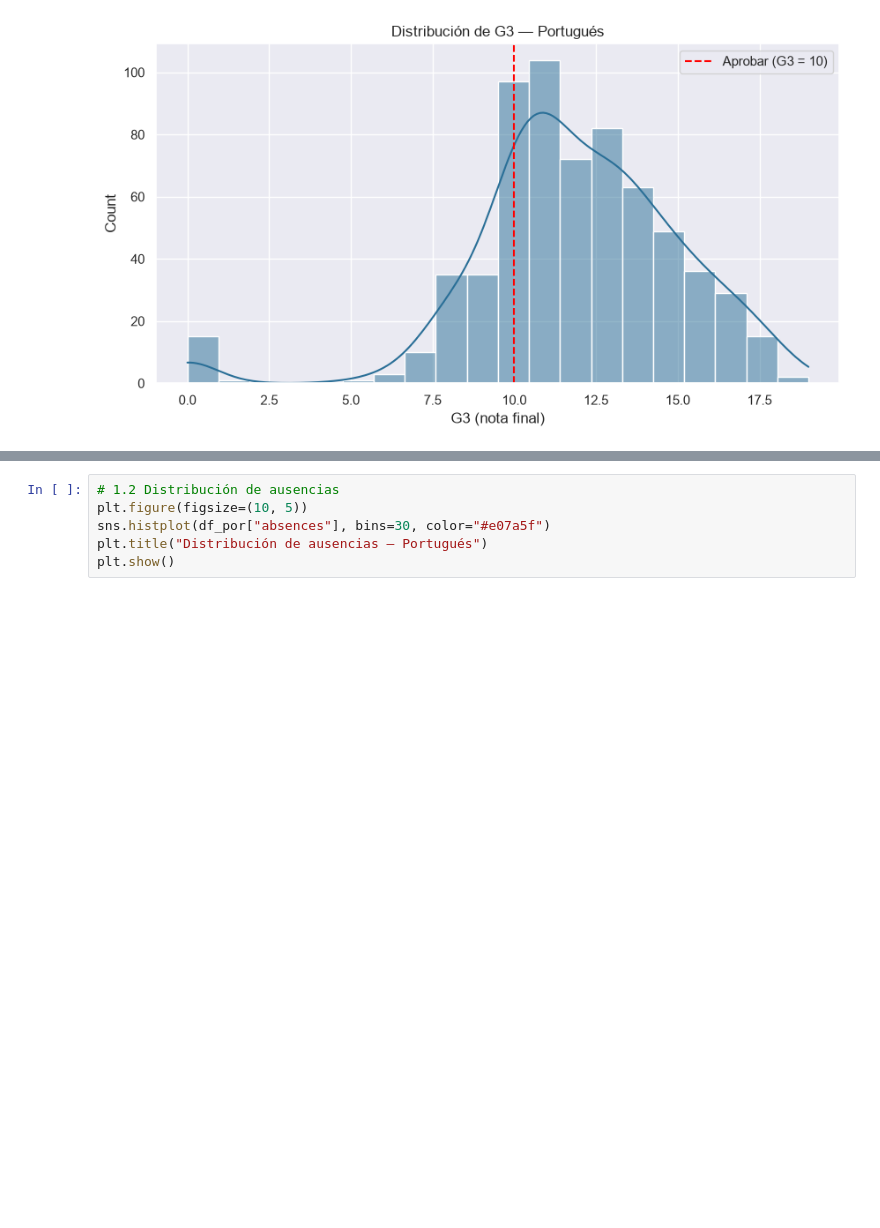
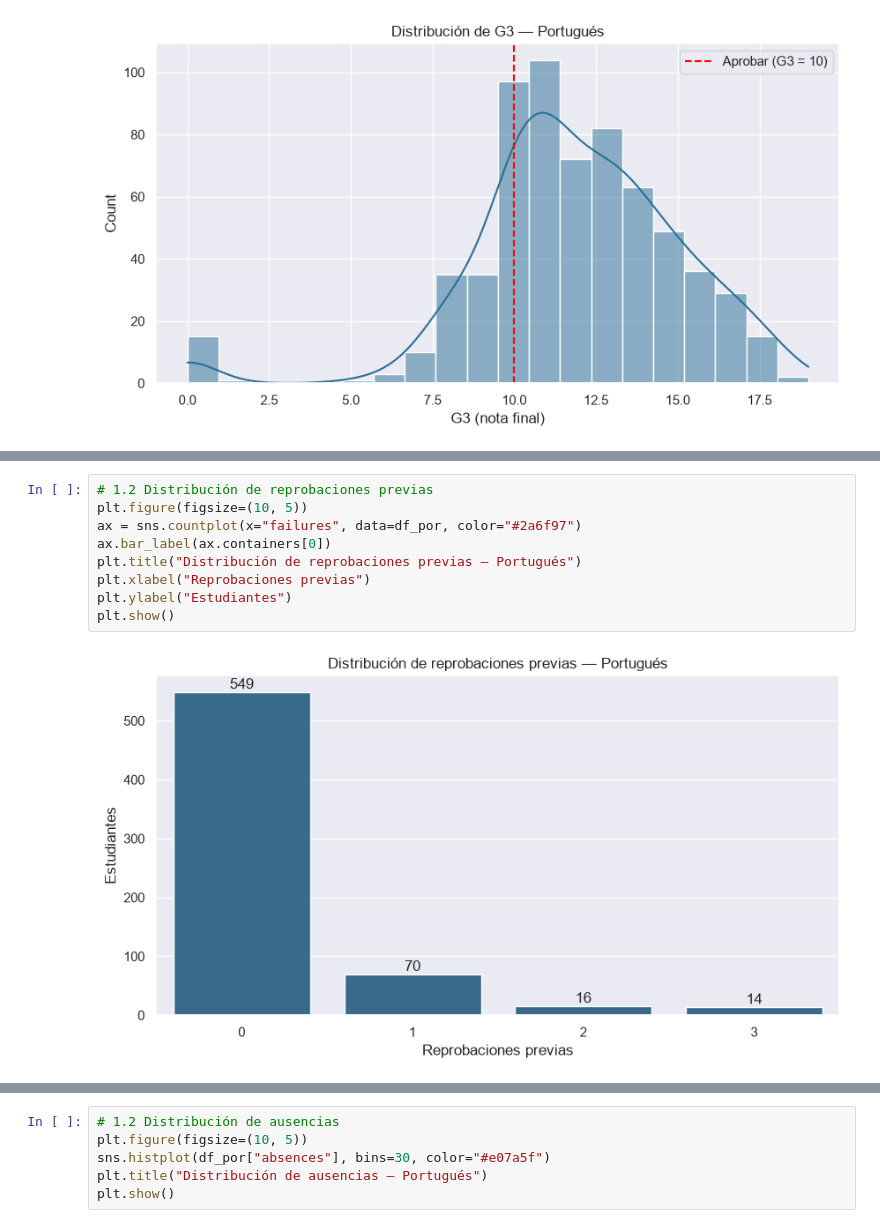
Before and after one commit to ugsaulzc/riesgo-academico-regresion-clasificacion, a Jupyter notebook: ProyectoP1_ELMA-4-1_GrupoB.ipynb, the cells around one changed output, grey strips where cells are left out. Drawn from its saved outputs; the diff is of its cells as text; blank space fills up the shorter version.

```diff
--- a/ProyectoP1_ELMA-4-1_GrupoB.ipynb
+++ b/ProyectoP1_ELMA-4-1_GrupoB.ipynb
@@ -169,0 +176,11 @@ plt.show()
+# %%
+# 1.2 Distribución de reprobaciones previas
+plt.figure(figsize=(10, 5))
+ax = sns.countplot(x="failures", data=df_por, color="#2a6f97")
+ax.bar_label(ax.containers[0])
+plt.title("Distribución de reprobaciones previas — Portugués")
+plt.xlabel("Reprobaciones previas")
+plt.ylabel("Estudiantes")
+plt.show()
+# %% [output]
+[figure, added]
```
Also changed, not shown: parts of 9 cells of this notebook.
